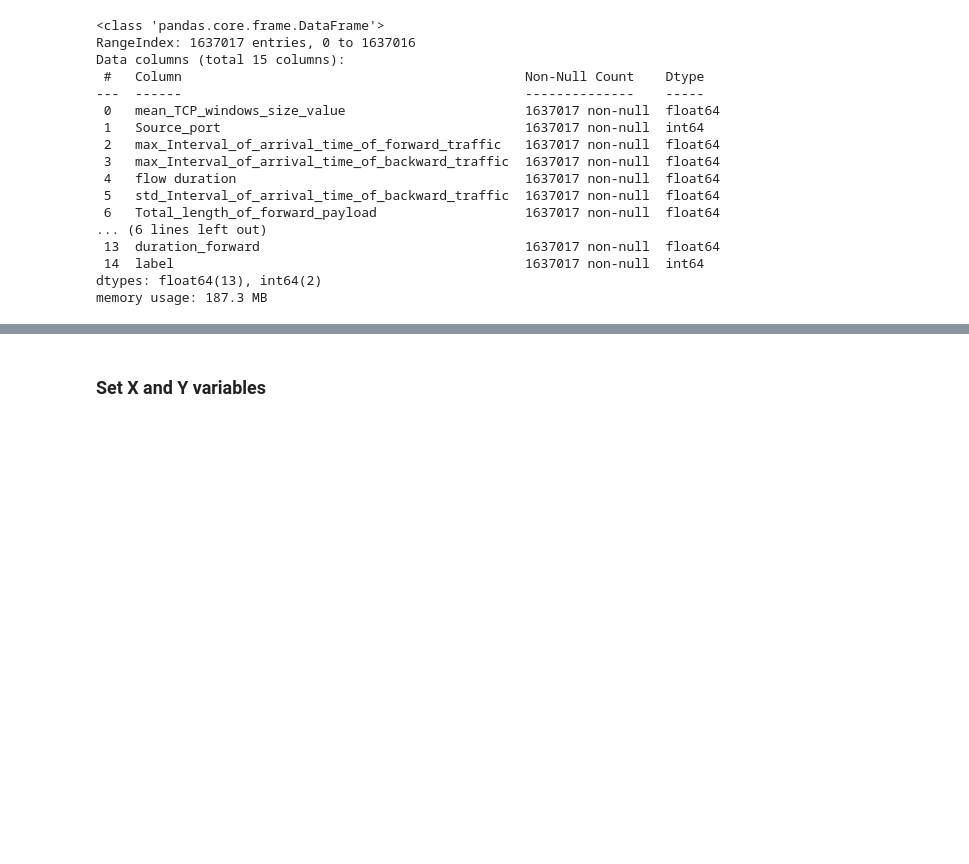
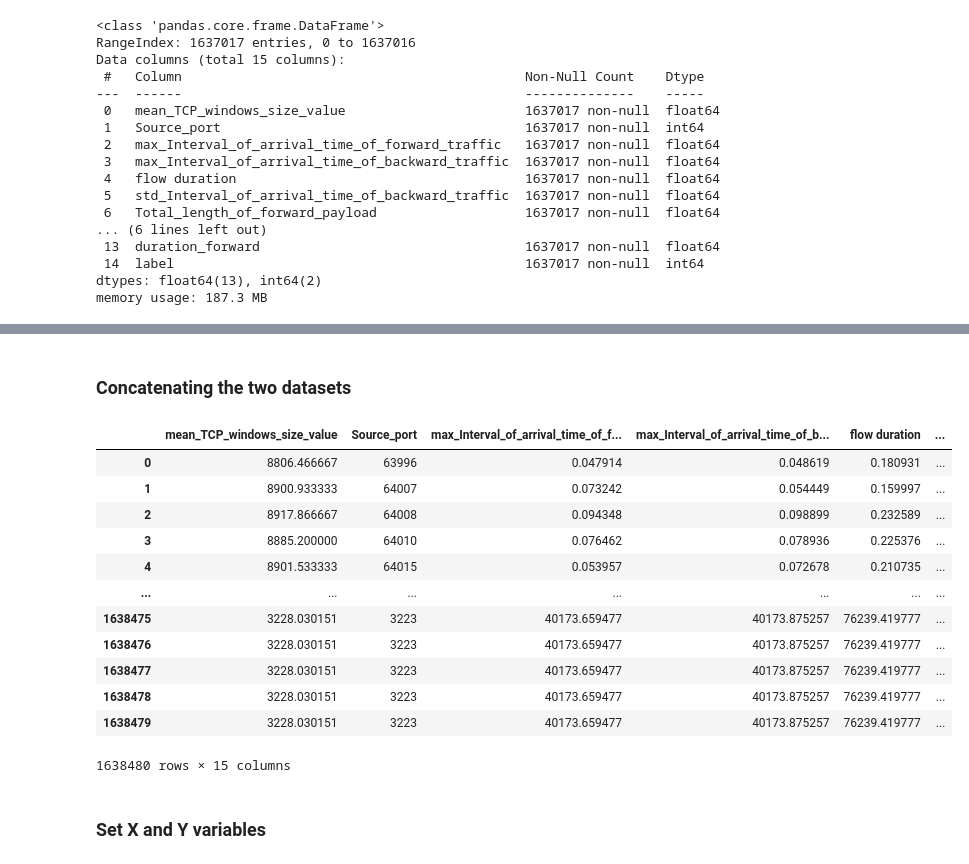
Before and after one commit to J4keFr0mStatef/PHOEBUS, a Jupyter notebook: ML/FOS_RForest.ipynb, the cells around one changed output, grey strips where cells are left out. Cells and saved outputs as stored; diff of their text form; code cells hidden in the pictures; blank space fills up the shorter version.

```diff
--- a/ML/FOS_RForest.ipynb
+++ b/ML/FOS_RForest.ipynb
@@ -79,3 +105,26 @@ memory usage: 187.3 MB
+# %% [markdown]
+### Concatenating the two datasets
+# %%
+concatenated_df = pd.concat([ft, df])
+
+#reset the index
+concatenated_df.reset_index(drop=True, inplace=True)
+
+concatenated_df
+# %% [output]
+|  | mean_TCP_windows_size_value | Source_port | max_Interval_of_arrival_time_of_f... | max_Interval_of_arrival_time_of_b... | flow duration | ... |
+| 0 | 8806.466667 | 63996 | 0.047914 | 0.048619 | 0.180931 | ... |
+| 1 | 8900.933333 | 64007 | 0.073242 | 0.054449 | 0.159997 | ... |
+| 2 | 8917.866667 | 64008 | 0.094348 | 0.098899 | 0.232589 | ... |
+| 3 | 8885.200000 | 64010 | 0.076462 | 0.078936 | 0.225376 | ... |
+| 4 | 8901.533333 | 64015 | 0.053957 | 0.072678 | 0.210735 | ... |
+| ... | ... | ... | ... | ... | ... | ... |
+| 1638475 | 3228.030151 | 3223 | 40173.659477 | 40173.875257 | 76239.419777 | ... |
+| 1638476 | 3228.030151 | 3223 | 40173.659477 | 40173.875257 | 76239.419777 | ... |
+| 1638477 | 3228.030151 | 3223 | 40173.659477 | 40173.875257 | 76239.419777 | ... |
+| 1638478 | 3228.030151 | 3223 | 40173.659477 | 40173.875257 | 76239.419777 | ... |
+| 1638479 | 3228.030151 | 3223 | 40173.659477 | 40173.875257 | 76239.419777 | ... |
+1638480 rows × 15 columns
 # %% [markdown]
 ### Set X and Y variables
 # %%
```
Also changed, not shown: parts of 9 cells of this notebook.
